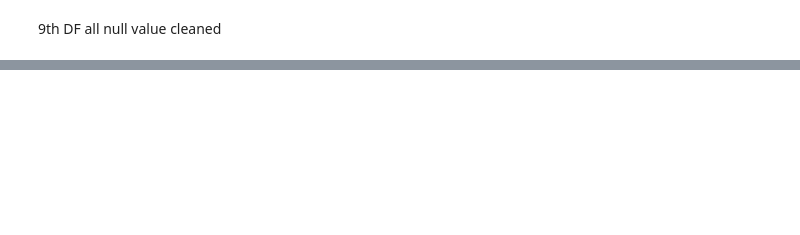
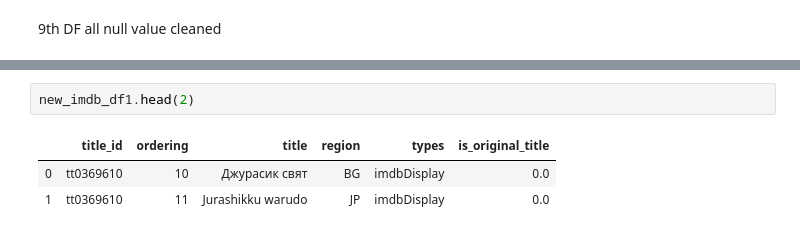
Before and after one commit to ksis1st/Project_MS_Studio, a Jupyter notebook: Project_MS_Studio.ipynb, the cells around one changed output, grey strips where cells are left out. Drawn from its saved outputs; the diff is of its cells as text; blank space fills up the shorter version.

```diff
--- a/Project_MS_Studio.ipynb
+++ b/Project_MS_Studio.ipynb
@@ -1207,0 +1218,6 @@ new_bom
+# %%
+new_imdb_df1.head(2)
+# %% [output]
+|  | title_id | ordering | title | region | types | is_original_title |
+| 0 | tt0369610 | 10 | Джурасик свят | BG | imdbDisplay | 0.0 |
+| 1 | tt0369610 | 11 | Jurashikku warudo | JP | imdbDisplay | 0.0 |
```
Also changed, not shown: parts of 24 cells of this notebook.
